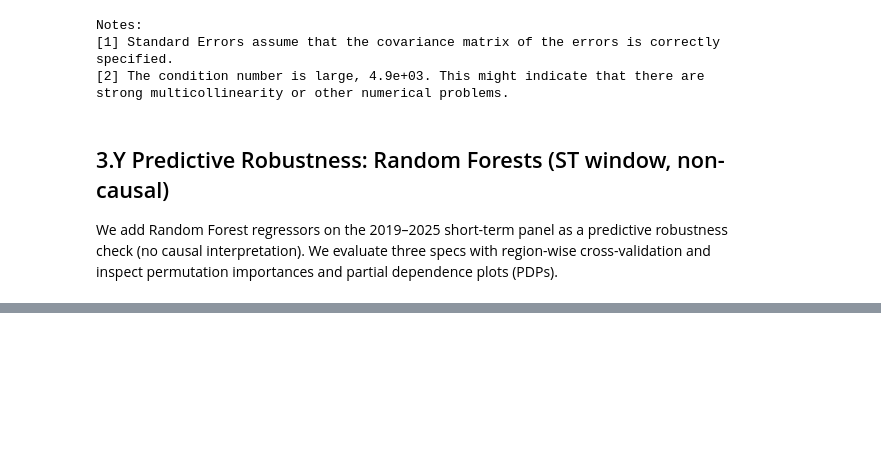
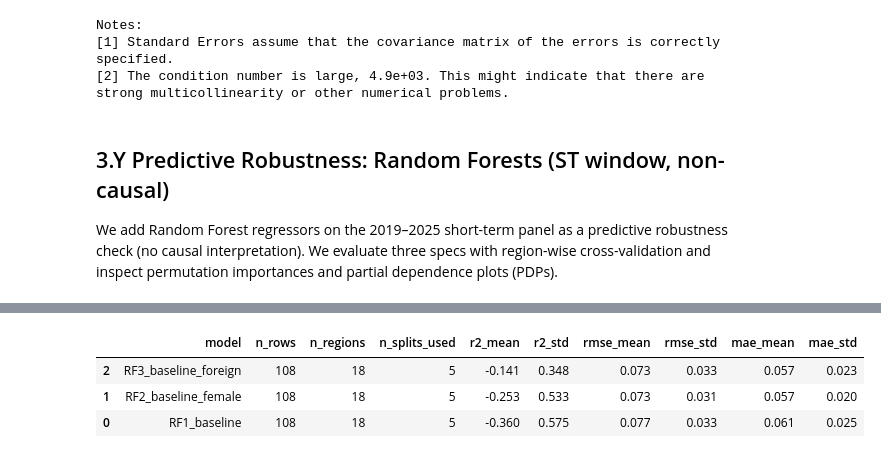
Before and after one commit to ColonelBBQ/sapienza-smos, a Jupyter notebook: main.ipynb, the cells around one changed output, grey strips where cells are left out. Saved outputs shown, nothing was run; the diff lists cells and outputs as text; code cells hidden in the pictures; blank space fills up the shorter version.

```diff
--- a/main.ipynb
+++ b/main.ipynb
@@ -685,0 +536,95 @@ for name, features in pdp_targets.items():
+# %%
+import numpy as np
+import pandas as pd
+
+from sklearn.model_selection import GroupKFold
+from sklearn.ensemble import RandomForestRegressor
+from sklearn.metrics import r2_score, mean_absolute_error, mean_squared_error
+
+RANDOM_STATE = 42
+
+# Short-term window (2019–2025)
+st_window = st[(st['year'] >= 2019) & (st['year'] <= 2025)].copy()
+
+base_feats = ['marriage_age_mean', 'housing_cost_ratio', 'welfare_users', 'weddings_per_1000']
+models = {
+    'RF1_baseline': base_feats,
+    'RF2_baseline_female': base_feats + ['female_employment_rate'],
+    'RF3_baseline_foreign': base_feats + ['foreign_population_share'],
+}
+
+def prepare_xy(df, features):
+    cols = ['tfr', 'region'] + features
+    subset = df.dropna(subset=cols).copy()
+
+    X = subset[features].astype(float)
+    y = subset['tfr'].astype(float)
+    groups = subset['region'].astype(str)  # ensure consistent type
+
+    n_rows = len(subset)
+    n_groups = groups.nunique()
+
+    return X, y, groups, n_rows, n_groups
+
+def evaluate_model(name, features):
+    X, y, groups, n_rows, n_groups = prepare_xy(st_window, features)
+
+    # GroupKFold needs at least n_splits unique groups
+    n_splits = min(5, n_groups)
+    if n_splits < 2:
+        raise ValueError(
+            f"{name}: not enough unique regions after NA drop "
+            f"(regions={n_groups}, rows={n_rows})."
+        )
+
+    gkf = GroupKFold(n_splits=n_splits)
+
+    rf = RandomForestRegressor(
+        n_estimators=600,
+        max_features='sqrt',
+        random_state=RANDOM_STATE,
+        n_jobs=-1,
+        min_samples_leaf=2,  # small regularization helps stability
+    )
+
+    r2_scores, rmses, maes = [], [], []
+
+    for train_idx, test_idx in gkf.split(X, y, groups):
+        rf.fit(X.iloc[train_idx], y.iloc[train_idx])
+        pred = rf.predict(X.iloc[test_idx])
+
+        r2_scores.append(r2_score(y.iloc[test_idx], pred))
+        rmses.append(np.sqrt(mean_squared_error(y.iloc[test_idx], pred)))
+        maes.append(mean_absolute_error(y.iloc[test_idx], pred))
+
+    return {
+        'model': name,
+        'n_rows': n_rows,
+        'n_regions': n_groups,
+        'n_splits_used': n_splits,
+        'r2_mean': float(np.mean(r2_scores)),
+        'r2_std': float(np.std(r2_scores)),
+        'rmse_mean': float(np.mean(rmses)),
+        'rmse_std': float(np.std(rmses)),
+        'mae_mean': float(np.mean(maes)),
+        'mae_std': float(np.std(maes)),
+    }
+
+# Run evaluation
+results = []
+for name, feats in models.items():
+    results.append(evaluate_model(name, feats))
+
+cv_summary = pd.DataFrame(results).sort_values('r2_mean', ascending=False)
+
+# Pretty display
+display(
+    cv_summary[['model','n_rows','n_regions','n_splits_used',
+                'r2_mean','r2_std','rmse_mean','rmse_std','mae_mean','mae_std']]
+        .round(3)
+)
+# %% [output]
+|  | model | n_rows | n_regions | n_splits_used | r2_mean | r2_std | rmse_mean | rmse_std | mae_mean | mae_std |
+| 2 | RF3_baseline_foreign | 108 | 18 | 5 | -0.141 | 0.348 | 0.073 | 0.033 | 0.057 | 0.023 |
+| 1 | RF2_baseline_female | 108 | 18 | 5 | -0.253 | 0.533 | 0.073 | 0.031 | 0.057 | 0.020 |
+| 0 | RF1_baseline | 108 | 18 | 5 | -0.360 | 0.575 | 0.077 | 0.033 | 0.061 | 0.025 |
```
Also changed, not shown: parts of 9 cells of this notebook.
